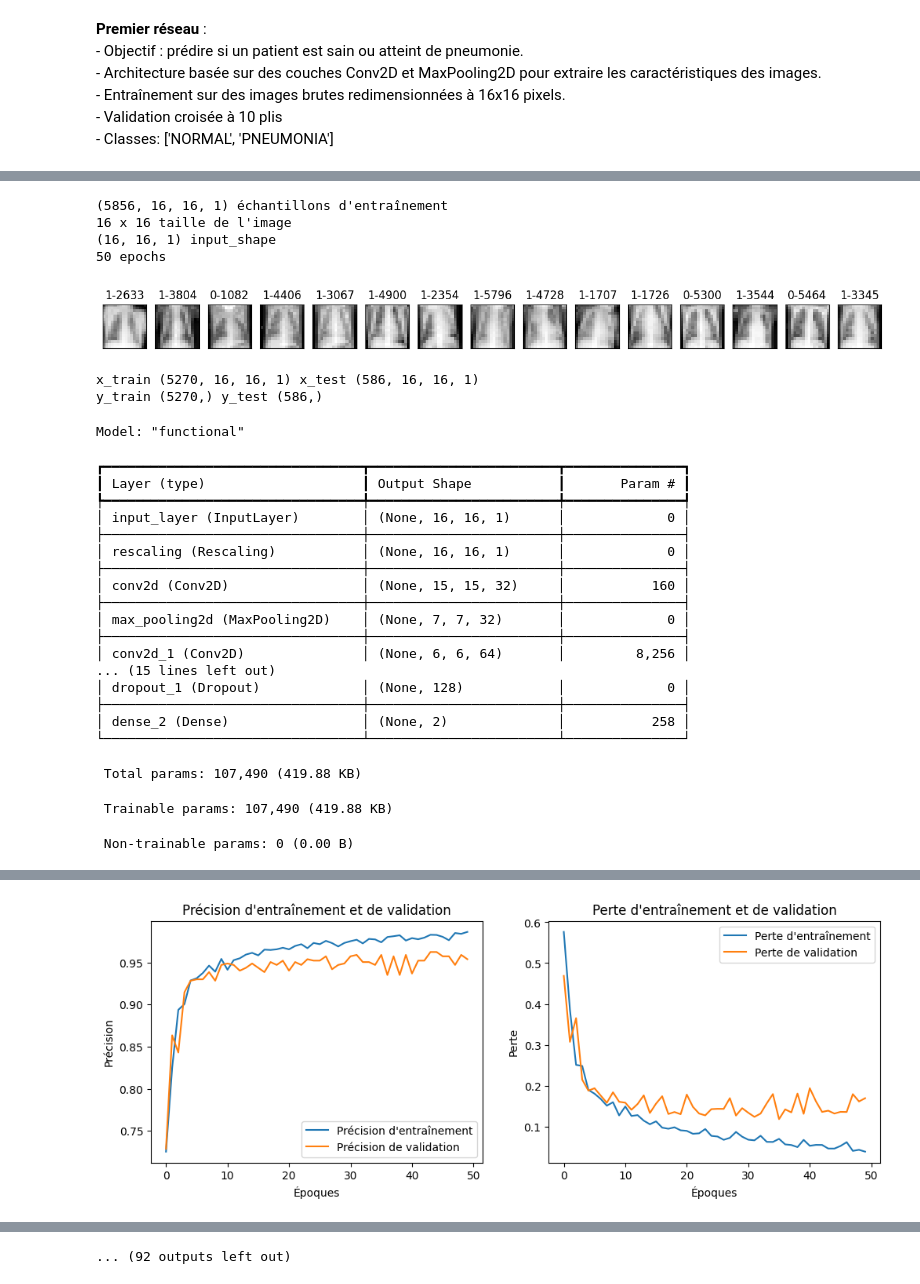
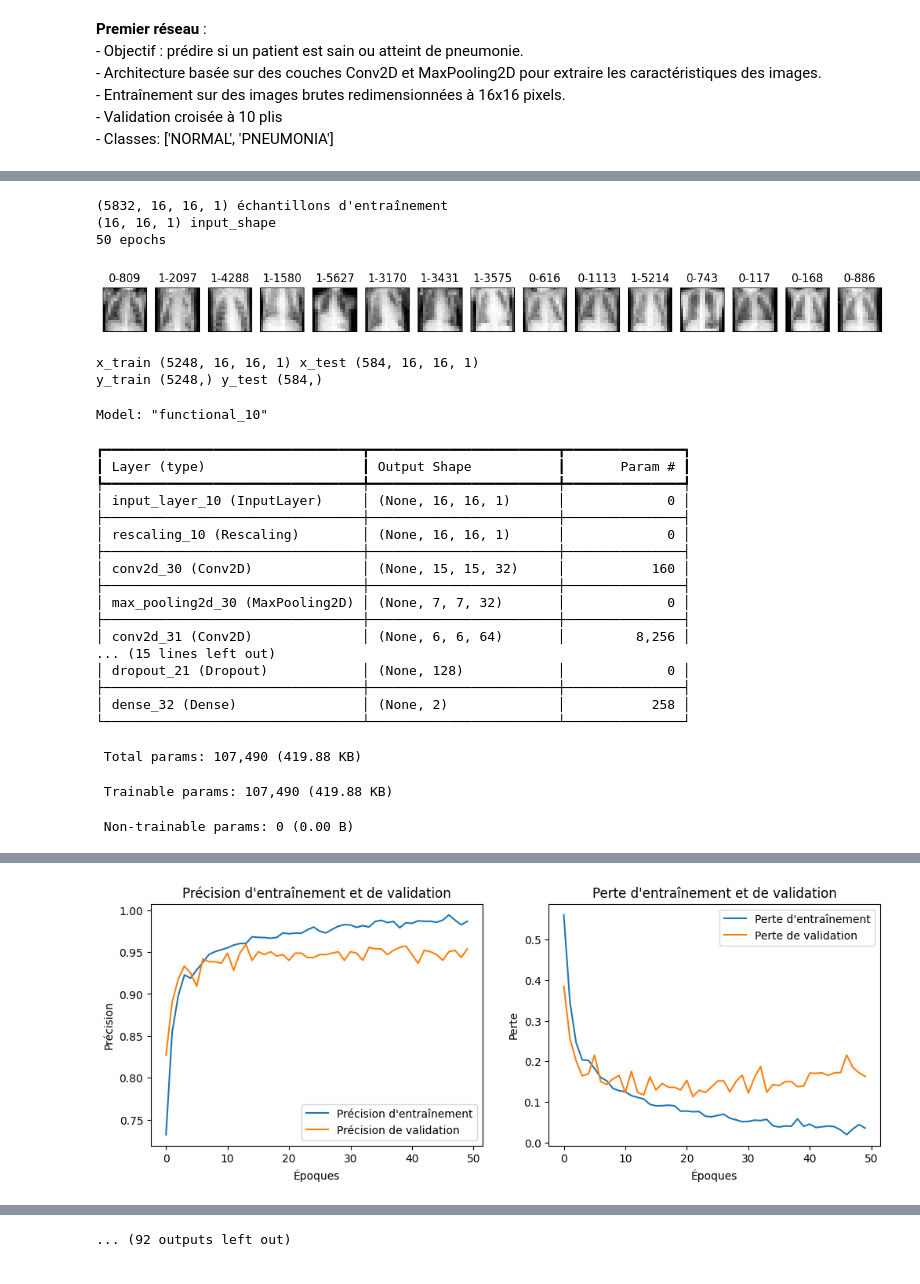
Before and after one commit to AdrianUbedaTouati/M1_IA_XRAY, a Jupyter notebook: notebooks/1.1_1-aut-model-2-class.ipynb, the cells around one changed output, grey strips where cells are left out. Cells and saved outputs as stored; diff of their text form; code cells hidden in the pictures.

```diff
--- a/notebooks/1.1_1-aut-model-2-class.ipynb
+++ b/notebooks/1.1_1-aut-model-2-class.ipynb
@@ -170,10 +158,9 @@ def enregistrer_tableau_dans_txt(tableau, nom_fichier):
 def main(path):
     resultatsROC = []
 
-    X, y, input_shape = load_data(path)
+    X, y, input_shape = charger_images_par_format_cv2(path)
 
     print(X.shape, 'échantillons d\'entraînement')  # Traducción: train samples
-    print(img_rows,'x', img_cols, 'taille de l\'image')  # Traducción: image size
     print(input_shape,'input_shape')
     print(epochs,'epochs')
 
@@ -187,6 +174,7 @@ def main(path):
     meilleur_roc = -1  # Para almacenar el mejor valor de ROC
     meilleur_modele = None  # Para guardar el mejor modelo
 
+    #90% train | 10% test
     for train_index, test_index in kf.split(X, y):
         # Division des données en ensemble d'entraînement et de test
         X_train, X_test = X[train_index], X[test_index]
@@ -258,59 +246,58 @@ def main(path):
 
         print('Prédictions')  # Traducción: Predictions
         y_pred_int = y_pred.argmax(axis=1)
         print(collections.Counter(y_pred_int), '\n')
 
         print('Métriques')  # Traducción: Metrics
         print(metrics.classification_report(y_test, y_pred_int, target_names=['Normal', 'Pneumonia']))
 
         print('Matrice de confusion')  # Traducción: Confusion matrix
         metrics.ConfusionMatrixDisplay(metrics.confusion_matrix(y_test, y_pred_int),
                                        display_labels=['NORMAL', 'PNEUMONIA']).plot()
         plt.show()
 
         splitEntrenamiento += 1
 
     # Guardar el mejor modelo
     if meilleur_modele:
-        meilleur_modele.save(r"..\models\meilleur_modele_roc.h5")
+        meilleur_modele.save(r"..\models\meilleur_modele_roc_1_1.h5")
         print("Le meilleur modèle a été sauvegardé avec un ROC de:", meilleur_roc)  # Traducción: El mejor modelo fue guardado con un ROC de.
 
     print("Fin de l\'entraînement")  # Traducción: Fin de entrenamiento
 
     print("Résultats ROC:")  # Traducción: Resultados ROC
     for r in resultatsROC:
         print(f"{r}\n")
 
-    enregistrer_tableau_dans_txt(resultatsROC, "1_1_resultatsROC.txt")
+    enregistrer_tableau_dans_txt(resultatsROC, "resultatsROC_1_1.txt")
 
 if __name__ == '__main__':
-    path = r"..\data\external\chest_xray"
-    main(path)
+    path_save_16x16=r"..\data\processed\images_16x16"
+    main(path_save_16x16)
 # %% [output]
-(5856, 16, 16, 1) échantillons d'entraînement
-16 x 16 taille de l'image
+(5832, 16, 16, 1) échantillons d'entraînement
 (16, 16, 1) input_shape
 50 epochs
-[figure, old version]
+[figure, new version]
-x_train (5270, 16, 16, 1) x_test (586, 16, 16, 1)
-y_train (5270,) y_test (586,)
+x_train (5248, 16, 16, 1) x_test (584, 16, 16, 1)
+y_train (5248,) y_test (584,)
-Model: "functional"
+Model: "functional_10"
 ┏━━━━━━━━━━━━━━━━━━━━━━━━━━━━━━━━━┳━━━━━━━━━━━━━━━━━━━━━━━━┳━━━━━━━━━━━━━━━┓
 ┃ Layer (type)                    ┃ Output Shape           ┃       Param # ┃
 ┡━━━━━━━━━━━━━━━━━━━━━━━━━━━━━━━━━╇━━━━━━━━━━━━━━━━━━━━━━━━╇━━━━━━━━━━━━━━━┩
-│ input_layer (InputLayer)        │ (None, 16, 16, 1)      │             0 │
+│ input_layer_10 (InputLayer)     │ (None, 16, 16, 1)      │             0 │
 ├─────────────────────────────────┼────────────────────────┼───────────────┤
-│ rescaling (Rescaling)           │ (None, 16, 16, 1)      │             0 │
+│ rescaling_10 (Rescaling)        │ (None, 16, 16, 1)      │             0 │
 ├─────────────────────────────────┼────────────────────────┼───────────────┤
-│ conv2d (Conv2D)                 │ (None, 15, 15, 32)     │           160 │
+│ conv2d_30 (Conv2D)              │ (None, 15, 15, 32)     │           160 │
 ├─────────────────────────────────┼────────────────────────┼───────────────┤
-│ max_pooling2d (MaxPooling2D)    │ (None, 7, 7, 32)       │             0 │
+│ max_pooling2d_30 (MaxPooling2D) │ (None, 7, 7, 32)       │             0 │
 ├─────────────────────────────────┼────────────────────────┼───────────────┤
-│ conv2d_1 (Conv2D)               │ (None, 6, 6, 64)       │         8,256 │
+│ conv2d_31 (Conv2D)              │ (None, 6, 6, 64)       │         8,256 │
 ... (15 lines left out)
-│ dropout_1 (Dropout)             │ (None, 128)            │             0 │
+│ dropout_21 (Dropout)            │ (None, 128)            │             0 │
 ├─────────────────────────────────┼────────────────────────┼───────────────┤
-│ dense_2 (Dense)                 │ (None, 2)              │           258 │
+│ dense_32 (Dense)                │ (None, 2)              │           258 │
 └─────────────────────────────────┴────────────────────────┴───────────────┘
  Total params: 107,490 (419.88 KB)
  Trainable params: 107,490 (419.88 KB)
@@ -335 +322 @@ Epoch 50/50
-[figure, old version]
+[figure, new version]
```
Also changed, not shown: parts of 7 cells of this notebook, 49 other files.
